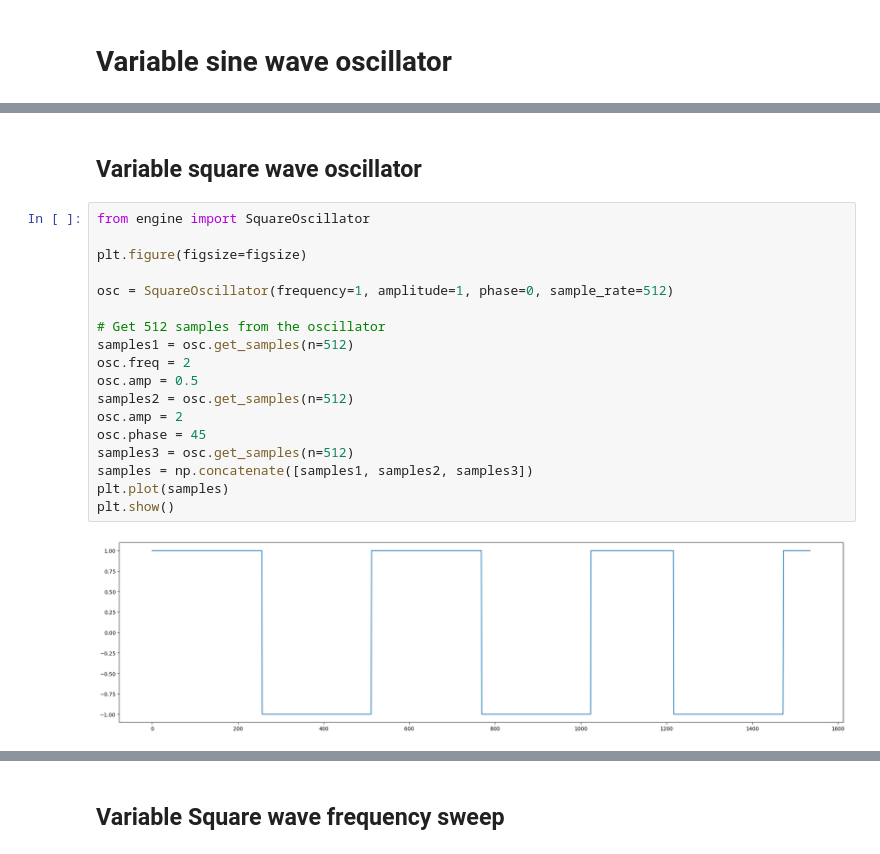
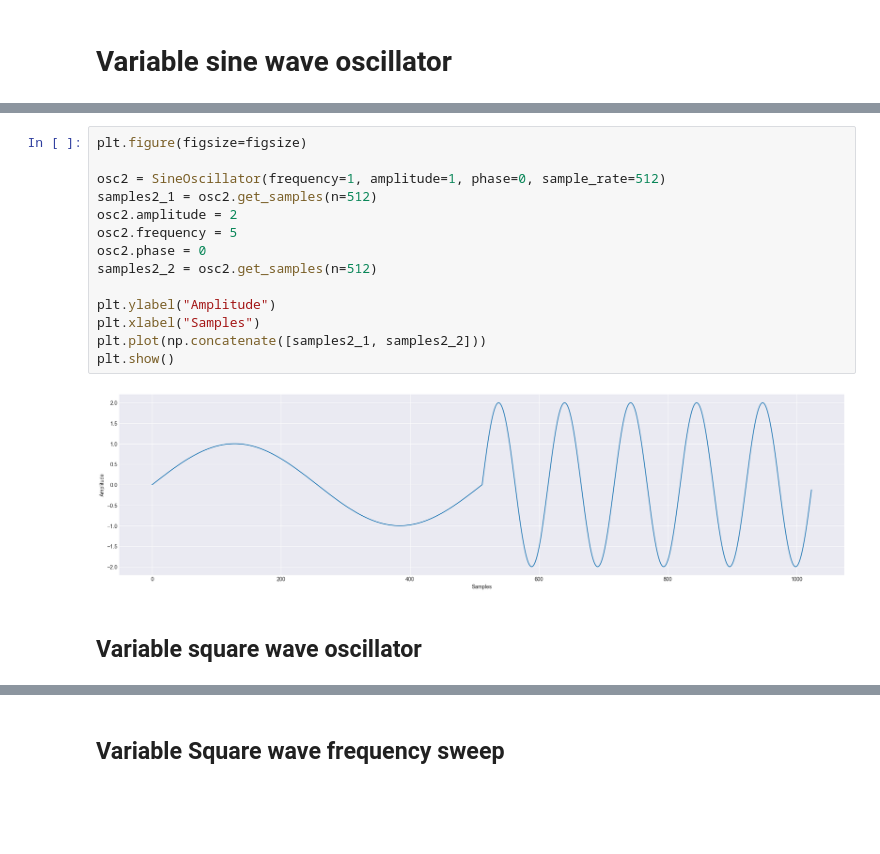
Before and after one commit to rasigle/sonicrack, a Jupyter notebook: examples/oscillators_v3_variable.ipynb, the cells around one changed output, grey strips where cells are left out. Saved outputs shown, nothing was run; the diff lists cells and outputs as text; blank space fills up the shorter version.

```diff
--- a/examples/oscillators_v3_variable.ipynb
+++ b/examples/oscillators_v3_variable.ipynb
@@ -51,22 +40,18 @@ plt.show()
+# %%
+plt.figure(figsize=figsize)
+
+osc2 = SineOscillator(frequency=1, amplitude=1, phase=0, sample_rate=512)
+samples2_1 = osc2.get_samples(n=512)
+osc2.amplitude = 2
+osc2.frequency = 5
+osc2.phase = 0
+samples2_2 = osc2.get_samples(n=512)
+
+plt.ylabel("Amplitude")
+plt.xlabel("Samples")
+plt.plot(np.concatenate([samples2_1, samples2_2]))
+plt.show()
+# %% [output]
+[figure, added]
 # %% [markdown]
 ## Variable square wave oscillator
-# %%
-from engine import SquareOscillator
-
-plt.figure(figsize=figsize)
-
-osc = SquareOscillator(frequency=1, amplitude=1, phase=0, sample_rate=512)
-
-# Get 512 samples from the oscillator
-samples1 = osc.get_samples(n=512)
-osc.freq = 2
-osc.amp = 0.5
-samples2 = osc.get_samples(n=512)
-osc.amp = 2
-osc.phase = 45
-samples3 = osc.get_samples(n=512)
-samples = np.concatenate([samples1, samples2, samples3])
-plt.plot(samples)
-plt.show()
-# %% [output]
-[figure, removed]
```
Also changed, not shown: parts of 10 cells of this notebook, 10 other files.
